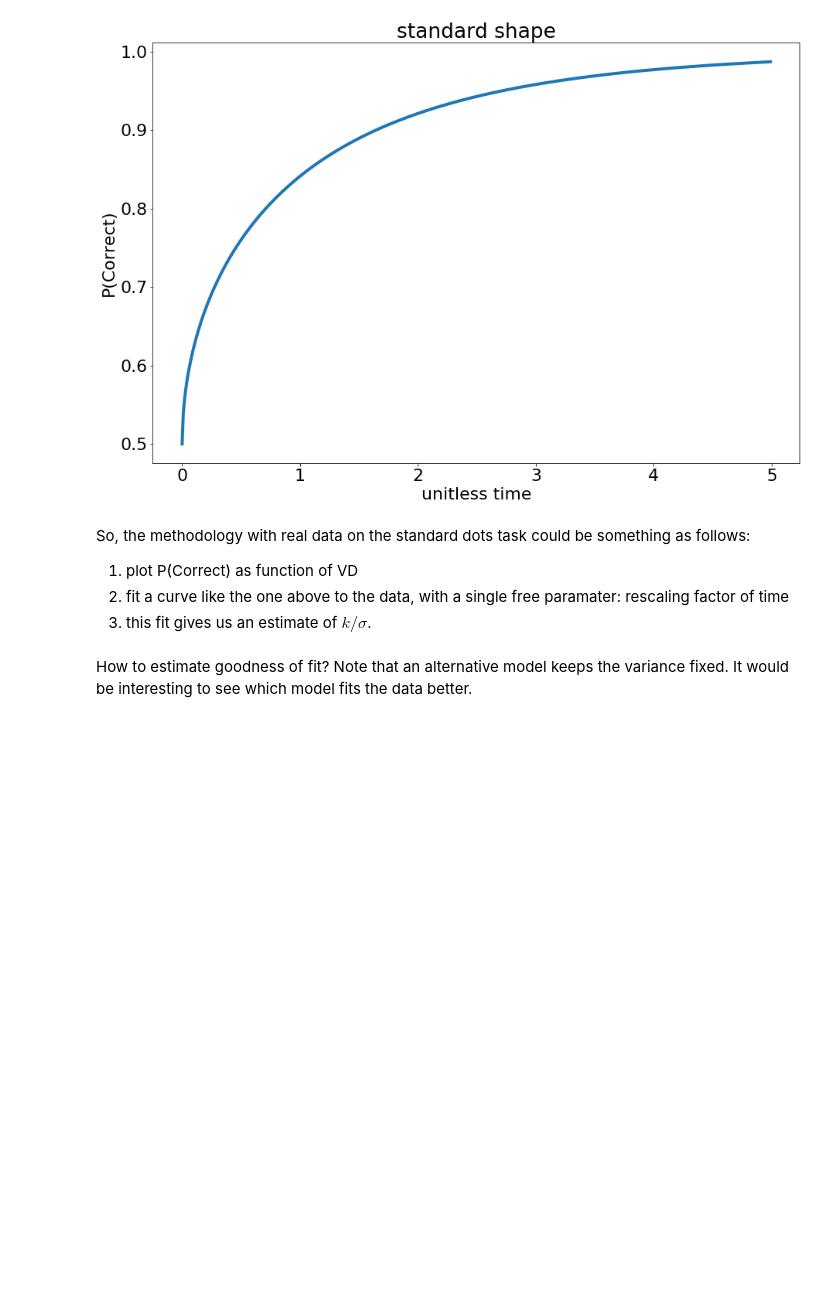
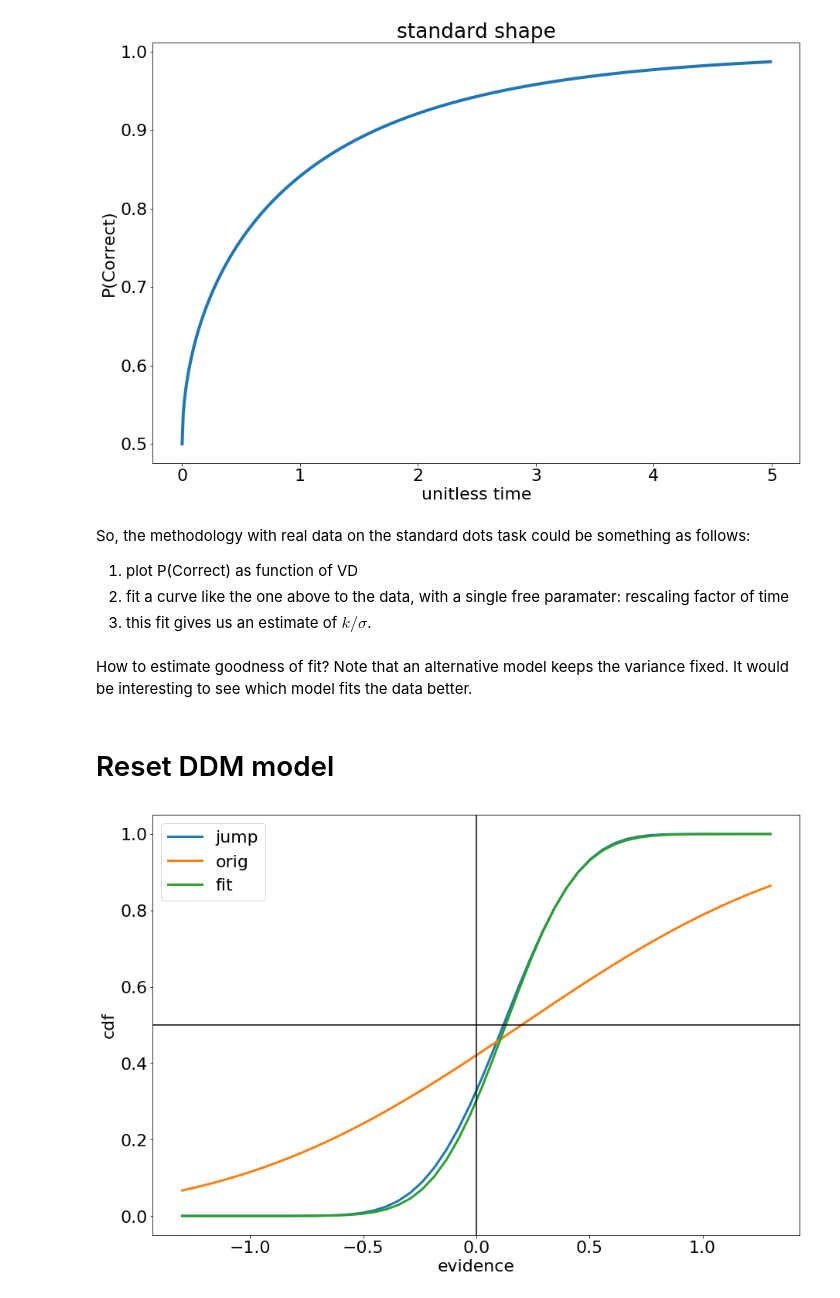
Before and after one commit to TheGoldLab/Analysis_SingleCP_DotsReversal, a Jupyter notebook: Jupyter/P_Correct_DDM.ipynb, the cells around one changed output. Drawn from its saved outputs; the diff is of its cells as text; code cells hidden in the pictures; blank space fills up the shorter version.

Commit message:
cdf of dec var at jump in reset model

```diff
--- a/Jupyter/P_Correct_DDM.ipynb
+++ b/Jupyter/P_Correct_DDM.ipynb
@@ -72,3 +72,40 @@ So, the methodology with real data on the standard dots task could be something
 3. this fit gives us an estimate of $k/\sigma$.
 # %% [markdown]
 How to estimate goodness of fit? Note that an alternative model keeps the variance fixed. It would be interesting to see which model fits the data better.
+# %% [markdown]
+# Reset DDM model
+# %%
+def F(x, h, T, d, s):
+    """
+    :param x: arg to cdf
+    :param h: hazard rate (must be between 0 and 1)
+    :param T: time of change point
+    :param d: drift term
+    :param s: stdev of decision variable at time T
+    """
+    assert d > 0, "we don't allow negative drift for now"
+    assert 0 < h < 1, "h must be a probability"
+    a = np.log(((1-h)*np.exp(x) - h)/(1-h*(1+np.exp(x))))
+    m = T * d
+    sig = np.sqrt(T) * s
+    return sp.norm.cdf((a - m )/sig)
+# %%
+xx=np.linspace(-1.3,1.3)
+TT = .2
+dd = 1
+ss = 1
+hh = .2
+y = F(xx, hh, TT, dd, ss)
+yx = sp.norm.cdf(xx, loc=TT*dd, scale=ss)
+fit = sp.norm.cdf(xx, loc=TT*dd-.07, scale = ss/4)
+# %%
+fig = plt.figure(figsize=(15,10))
+plt.rcParams.update({'font.size': 22})
+plt.plot(xx,y, xx, yx, xx, fit, linewidth=3)
+plt.axhline(0.5, color='k')
+plt.axvline(0, color='k')
+plt.legend(['jump', 'orig','fit']);
+plt.xlabel('evidence')
+plt.ylabel('cdf');
+# %% [output]
+[figure, added]
```
